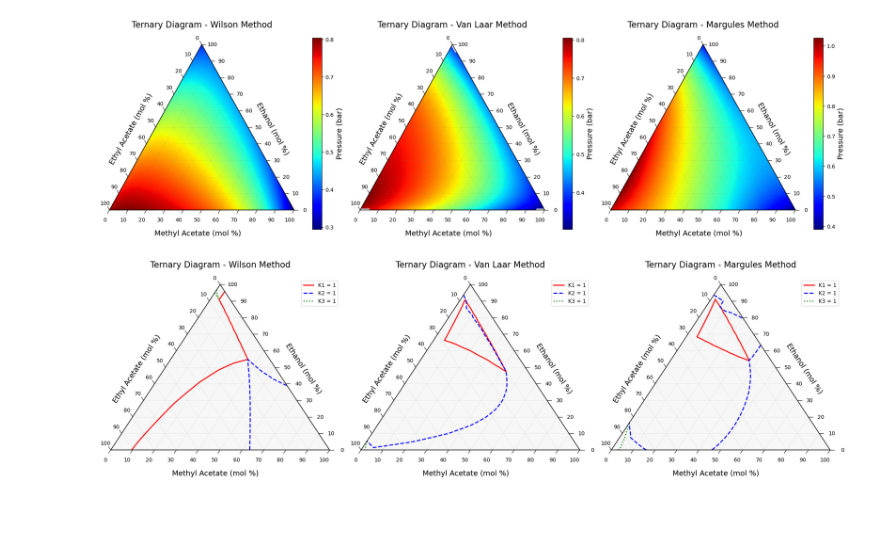
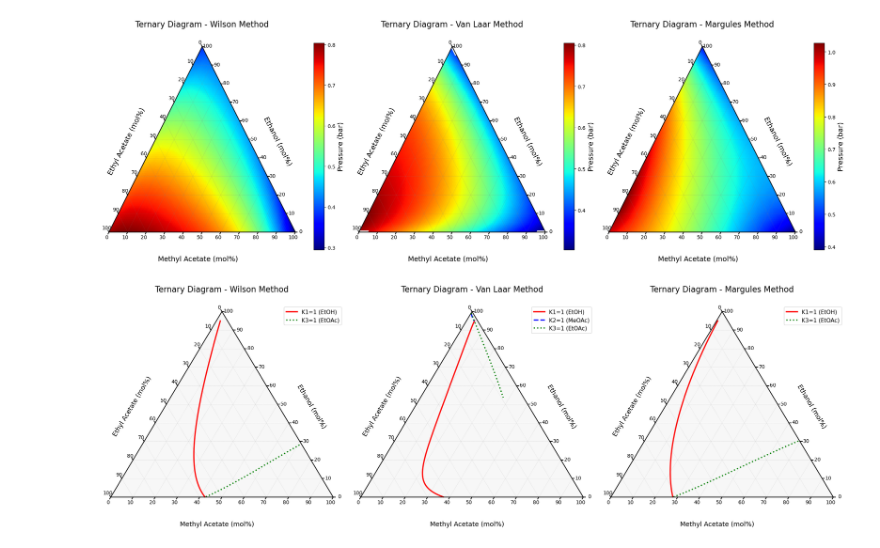
Before and after one commit to Ryanlange05/cheg345vle, a Jupyter notebook: Ternary Diagrams.ipynb, the cells around one changed output. Cells and saved outputs as stored; diff of their text form; code cells hidden in the pictures; blank space fills up the shorter version.

```diff
--- a/Ternary Diagrams.ipynb
+++ b/Ternary Diagrams.ipynb
@@ -14,0 +16,9 @@ WILSON = pd.read_excel(r"All Ternary.xlsx", sheet_name = 'WILSON')
+# %%
+COEFFS = {
+    ("EtOH", "MeOAc"): {"a12": 0.9314, "a21": 1.3514, "alpha": 0.9314, "beta": 1.3514,
+                        "lambda12": 0.7743, "lambda21": 0.3244},
+    ("MeOAc", "EtOAc"): {"a12": 0.1536, "a21": 0.0411, "alpha": 0.1536, "beta": 0.0411,
+                         "lambda12": 0.4198, "lambda21": 1.7144},
+    ("EtOAc", "EtOH"): {"a12": 1.2238, "a21": 0.9704, "alpha": 1.2238, "beta": 0.9704,
+                        "lambda12": 0.4011, "lambda21": 0.6897},
+}
@@ -15,6 +116,18 @@ WILSON = pd.read_excel(r"All Ternary.xlsx", sheet_name = 'WILSON')
 # %%
-datasets = [
-    (WILSON, 'Ternary Diagram - Wilson Method'),
-    (VAN, 'Ternary Diagram - Van Laar Method'),
-    (MARG, 'Ternary Diagram - Margules Method')
-]
+datasets = {
+    "Wilson": {
+        "title": "Ternary Diagram - Wilson Method",
+        "gamma_func": wilson_gamma,
+        "Psat": [Psat_EtOH, Psat_MeOAc, Psat_EtOAc]
+    },
+    "van Laar": {
+        "title": "Ternary Diagram - Van Laar Method",
+        "gamma_func": vanlaar_gamma,
+        "Psat": [Psat_EtOH, Psat_MeOAc, Psat_EtOAc]
+    },
+    "Margules": {
+        "title": "Ternary Diagram - Margules Method",
+        "gamma_func": margules_gamma,
+        "Psat": [Psat_EtOH, Psat_MeOAc, Psat_EtOAc]
+    }
+}
@@ -142,22 +255,27 @@ def plot_k_lines(df, ax, title, scale=100):
 # %%
-fig, axes = plt.subplots(1, 3, figsize=(20, 6))
+fig, axes = plt.subplots(1, 3, figsize=(21, 7))
 
-for (data, title), ax in zip(datasets, axes):
-    plot_ternary(data, ax, title)
+for (name, data), ax in zip(datasets.items(), axes):
+    if name == "Wilson":
+        plot_ternary_pressure(WILSON, ax, data["title"])
+    elif name == "van Laar":
+        plot_ternary_pressure(VAN, ax, data["title"])
+    else:
+        plot_ternary_pressure(MARG, ax, data["title"])
 
 plt.tight_layout()
-plt.savefig("ternary.pdf")
+plt.savefig("ternary_pressure_diagrams.png", dpi=300, bbox_inches='tight')
 plt.show()
 # %% [output]
-[figure, old version]
+[figure, new version]
 # %%
-fig, axes = plt.subplots(1, 3, figsize=(20, 6))
+fig, axes = plt.subplots(1, 3, figsize=(21, 7))
 
-for (data, title), ax in zip(datasets, axes):
-    plot_k_lines(data, ax, title)
+for (name, data), ax in zip(datasets.items(), axes):
+    plot_k_lines(data["gamma_func"], data["Psat"], ax, data["title"])
 
-plt.savefig("ternary_k.pdf")
 plt.tight_layout()
+plt.savefig("ternary_K_lines.png", dpi=300, bbox_inches='tight')
 plt.show()
 # %% [output]
-[figure, old version]
+[figure, new version]
```
Also changed, not shown: parts of 10 cells of this notebook.
